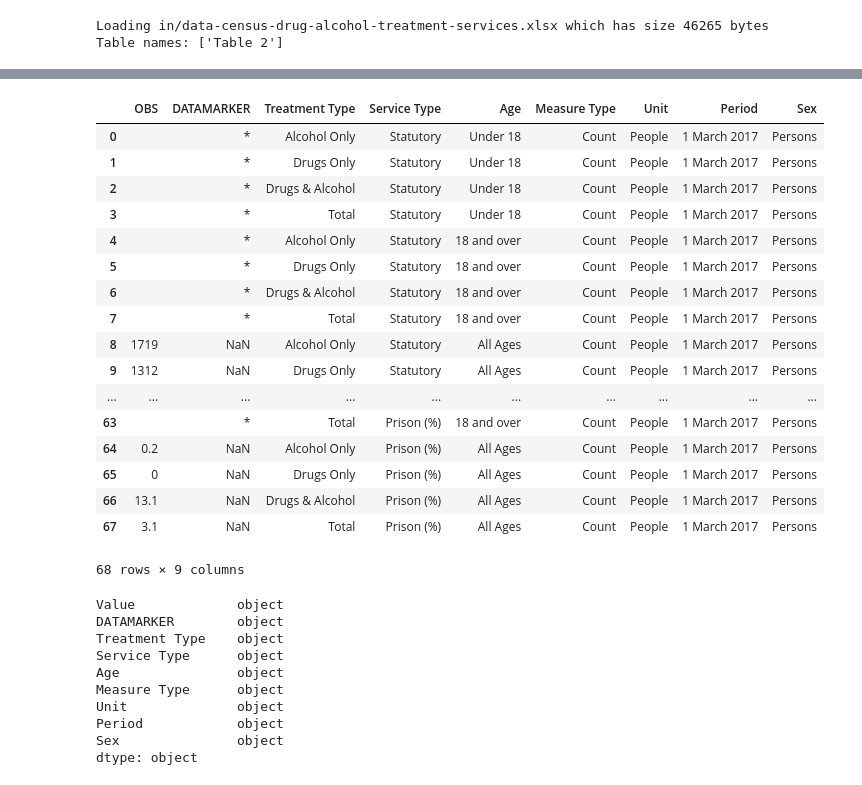
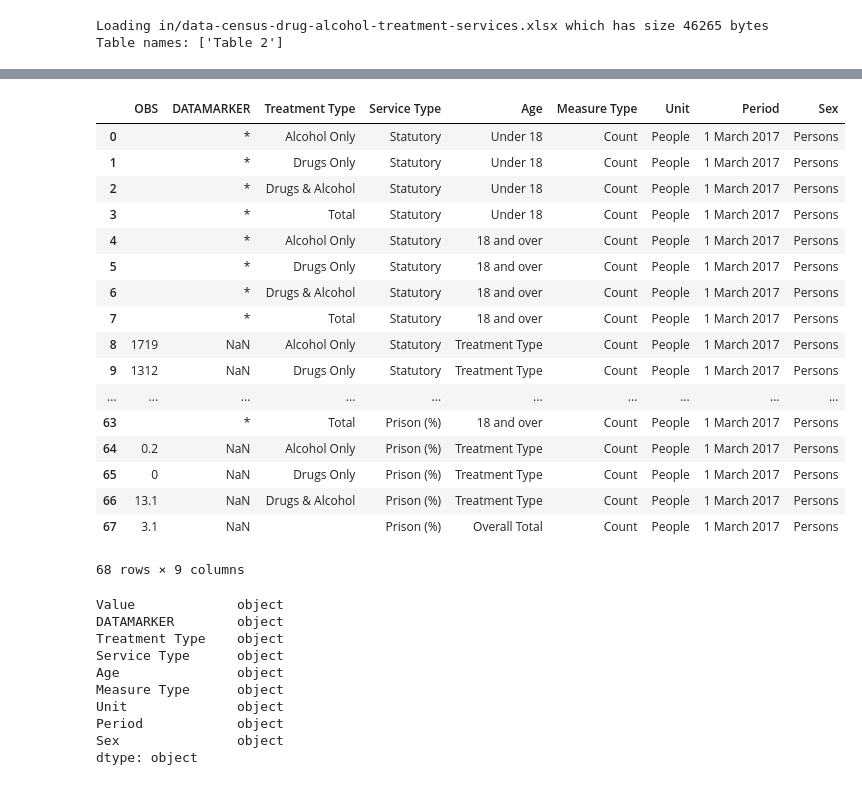
Before and after one commit to GSS-Cogs/DH-NI-Drug-and-Alcohol-Treatment-Services, a Jupyter notebook: Treatment Services by Service Type(Age).ipynb, the cells around one changed output, grey strips where cells are left out. Drawn from its saved outputs; the diff is of its cells as text; code cells hidden in the pictures.

```diff
--- a/Treatment Services by Service Type(Age).ipynb
+++ b/Treatment Services by Service Type(Age).ipynb
@@ -54,35 +55,35 @@ Dimensions = [
             HDimConst('Measure Type', 'Count'),
             HDimConst('Unit','People'),
             HDimConst('Period','1 March 2017'),
-            HDimConst('Sex','Persons')
+            HDimConst('Sex','Persons'),
             ]
 # %%
 c1 = ConversionSegment(observations, Dimensions, processTIMEUNIT=True)
 # savepreviewhtml(c1)
 # %%
 new_table = c1.topandas()
-new_table.loc[new_table['Age'] == 'Treatment Type', 'Age'] = 'All Ages'
-new_table.loc[new_table['Age'] == 'Overall Total', 'Age'] = 'All Ages'
-new_table.loc[new_table['Treatment Type'] == '', 'Treatment Type'] = 'Total'
+#new_table.loc[new_table['Age'] == 'Treatment Type', 'Age'] = 'All Ages'
+#new_table.loc[new_table['Age'] == 'Overall Total', 'Age'] = 'All Ages'
+#new_table.loc[new_table['Treatment Type'] == '', 'Treatment Type'] = 'Total'
 new_table
 # %% [output]
 |  | OBS | DATAMARKER | Treatment Type | Service Type | Age | Measure Type | Unit | Period | Sex |
 | 0 |  | * | Alcohol Only | Statutory | Under 18 | Count | People | 1 March 2017 | Persons |
 | 1 |  | * | Drugs Only | Statutory | Under 18 | Count | People | 1 March 2017 | Persons |
 | 2 |  | * | Drugs & Alcohol | Statutory | Under 18 | Count | People | 1 March 2017 | Persons |
 | 3 |  | * | Total | Statutory | Under 18 | Count | People | 1 March 2017 | Persons |
 | 4 |  | * | Alcohol Only | Statutory | 18 and over | Count | People | 1 March 2017 | Persons |
 | 5 |  | * | Drugs Only | Statutory | 18 and over | Count | People | 1 March 2017 | Persons |
 | 6 |  | * | Drugs & Alcohol | Statutory | 18 and over | Count | People | 1 March 2017 | Persons |
 | 7 |  | * | Total | Statutory | 18 and over | Count | People | 1 March 2017 | Persons |
-| 8 | 1719 | NaN | Alcohol Only | Statutory | All Ages | Count | People | 1 March 2017 | Persons |
-| 9 | 1312 | NaN | Drugs Only | Statutory | All Ages | Count | People | 1 March 2017 | Persons |
+| 8 | 1719 | NaN | Alcohol Only | Statutory | Treatment Type | Count | People | 1 March 2017 | Persons |
+| 9 | 1312 | NaN | Drugs Only | Statutory | Treatment Type | Count | People | 1 March 2017 | Persons |
 | ... | ... | ... | ... | ... | ... | ... | ... | ... | ... |
 | 63 |  | * | Total | Prison (%) | 18 and over | Count | People | 1 March 2017 | Persons |
-| 64 | 0.2 | NaN | Alcohol Only | Prison (%) | All Ages | Count | People | 1 March 2017 | Persons |
-| 65 | 0 | NaN | Drugs Only | Prison (%) | All Ages | Count | People | 1 March 2017 | Persons |
-| 66 | 13.1 | NaN | Drugs & Alcohol | Prison (%) | All Ages | Count | People | 1 March 2017 | Persons |
-| 67 | 3.1 | NaN | Total | Prison (%) | All Ages | Count | People | 1 March 2017 | Persons |
+| 64 | 0.2 | NaN | Alcohol Only | Prison (%) | Treatment Type | Count | People | 1 March 2017 | Persons |
+| 65 | 0 | NaN | Drugs Only | Prison (%) | Treatment Type | Count | People | 1 March 2017 | Persons |
+| 66 | 13.1 | NaN | Drugs & Alcohol | Prison (%) | Treatment Type | Count | People | 1 March 2017 | Persons |
+| 67 | 3.1 | NaN |  | Prison (%) | Overall Total | Count | People | 1 March 2017 | Persons |
 68 rows × 9 columns
 # %%
 new_table.columns = ['Value' if x=='OBS' else x for x in new_table.columns]
```
Also changed, not shown: parts of 11 cells of this notebook, 6 other files.
